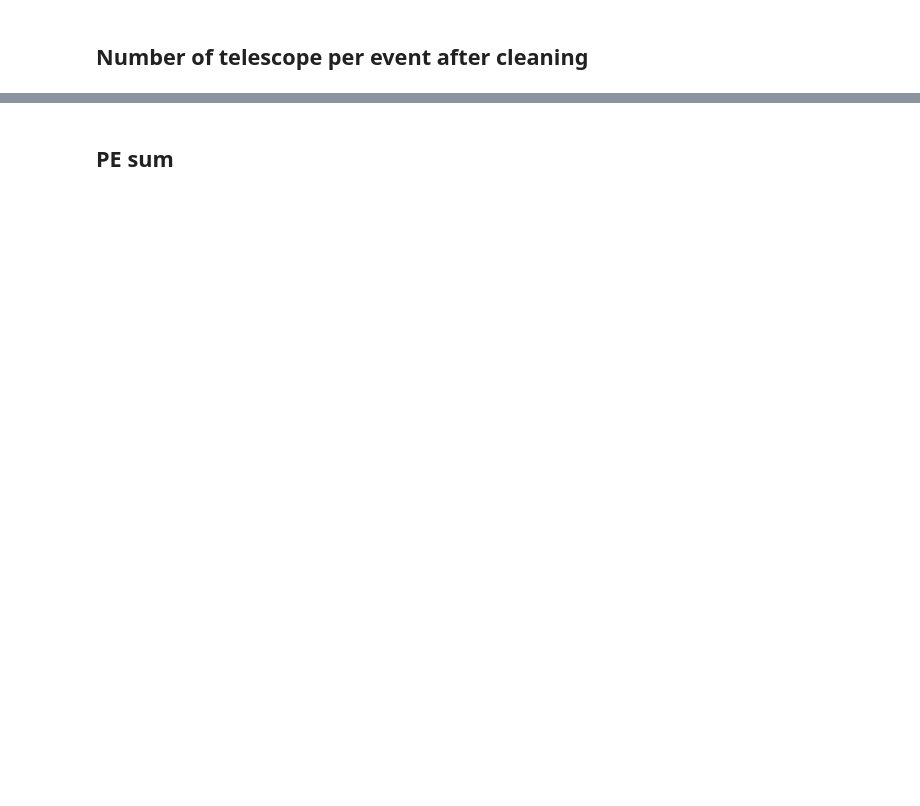
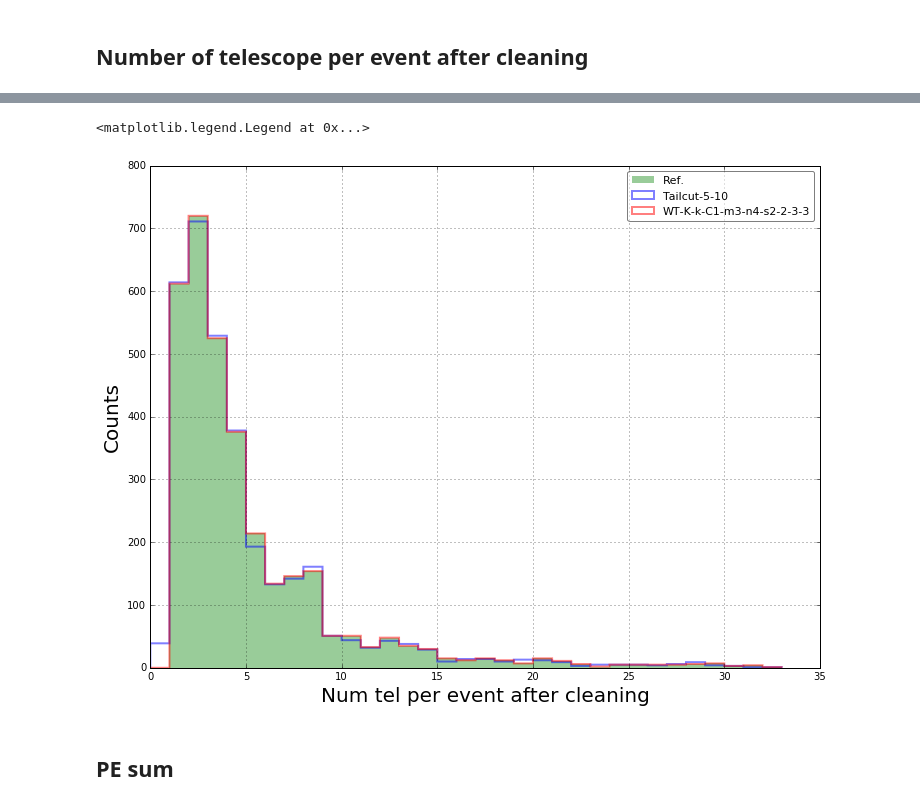
Before and after one commit to jdhp-sap/pywi-cta-legacy, a Jupyter notebook: notebooks/delta_psi_analysis_with_multiplicity.ipynb, the cells around one changed output, grey strips where cells are left out. Cells and saved outputs as stored; diff of their text form; code cells hidden in the pictures; blank space fills up the shorter version.

```diff
--- a/notebooks/delta_psi_analysis_with_multiplicity.ipynb
+++ b/notebooks/delta_psi_analysis_with_multiplicity.ipynb
@@ -100,18 +118,21 @@ ax.legend(prop={'size': 11}, loc='best', fancybox=True, framealpha=0.5)
 # %%
 fig, ax = plt.subplots()
 
 bins = np.arange(0, 34)
 
-grpdf.peSum.count().hist(bins=bins, label="Ref", linewidth=0, alpha=0.4, color='green', histtype="bar")
-grpdf.peSum_tc.count().hist(bins=bins, label="TC", linewidth=2, alpha=0.5, color='blue', histtype="step")
-grpdf.peSum_wt.count().hist(bins=bins, label="WT", linewidth=2, alpha=0.5, color='red', histtype="step")
+grpdf.peSum.count().hist(bins=bins, label="Ref.", linewidth=0, alpha=0.4, color='green', histtype="bar")
+grpdf.peSum_tc.count().hist(bins=bins, label=TAILCUT_LABEL, linewidth=2, alpha=0.5, color='blue', histtype="step")
+grpdf.peSum_wt.count().hist(bins=bins, label=WAVELET_LABEL, linewidth=2, alpha=0.5, color='red', histtype="step")
 
 #ax.set_yscale('log')
 
 ax.set_xlabel('Num tel per event after cleaning', fontsize=20)
 ax.set_ylabel('Counts', fontsize=20)
 
 ax.legend(prop={'size': 11}, loc='best', fancybox=True, framealpha=0.5)
+# %% [output]
+<matplotlib.legend.Legend at 0x...>
+[figure, added]
 # %% [markdown]
 ## PE sum
 # %%
```
Also changed, not shown: parts of 22 cells of this notebook.
